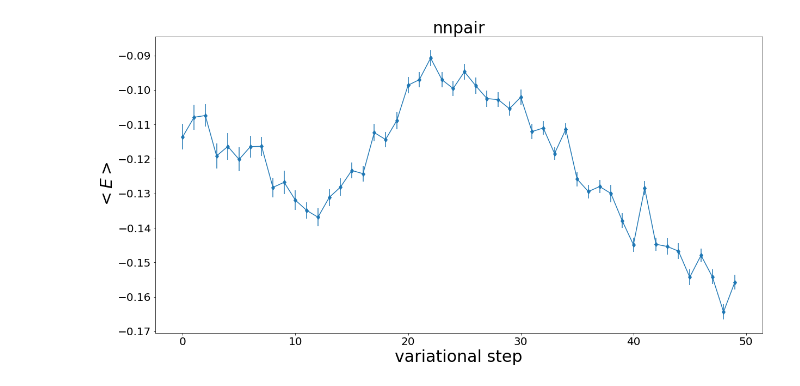
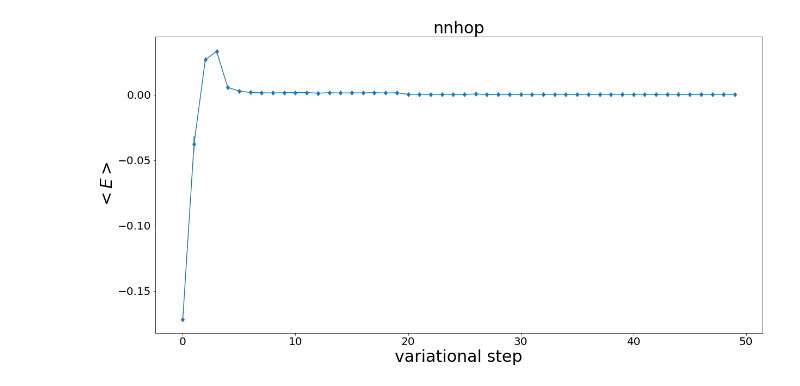
Before and after one commit to jimlambert/heisenberg_vmc, a Jupyter notebook: scripts/ObservablesAnalysis.ipynb, the cells around one changed output. Saved outputs shown, nothing was run; the diff lists cells and outputs as text; code cells hidden in the pictures.

```diff
--- a/scripts/ObservablesAnalysis.ipynb
+++ b/scripts/ObservablesAnalysis.ipynb
@@ -45,15 +45,15 @@ for i in range(0, len(obsAve[0])-1):
 # %%
-index=4
+index=1
 plt.figure(figsize=(20,10))
 #plt.plot(np.arange(0, len(obsAve[0])), obsAve[0], '.')
 plt.errorbar(np.arange(0, len(obsAve[index])), obsAve[index], yerr=obsErr[index], marker="d")
 plt.xlabel("variational step", fontsize=fs)
 plt.ylabel("$<E>$", fontsize=fs)
 plt.title(header[index], fontsize=fs)
 plt.tick_params(axis='both', which='major', labelsize=ls)
 plt.show()
 # %% [output]
-[figure, old version]
+[figure, new version]
 # %%
 ls=10
 fs=20
```
Also changed, not shown: parts of 3 cells of this notebook, 21 other files.
